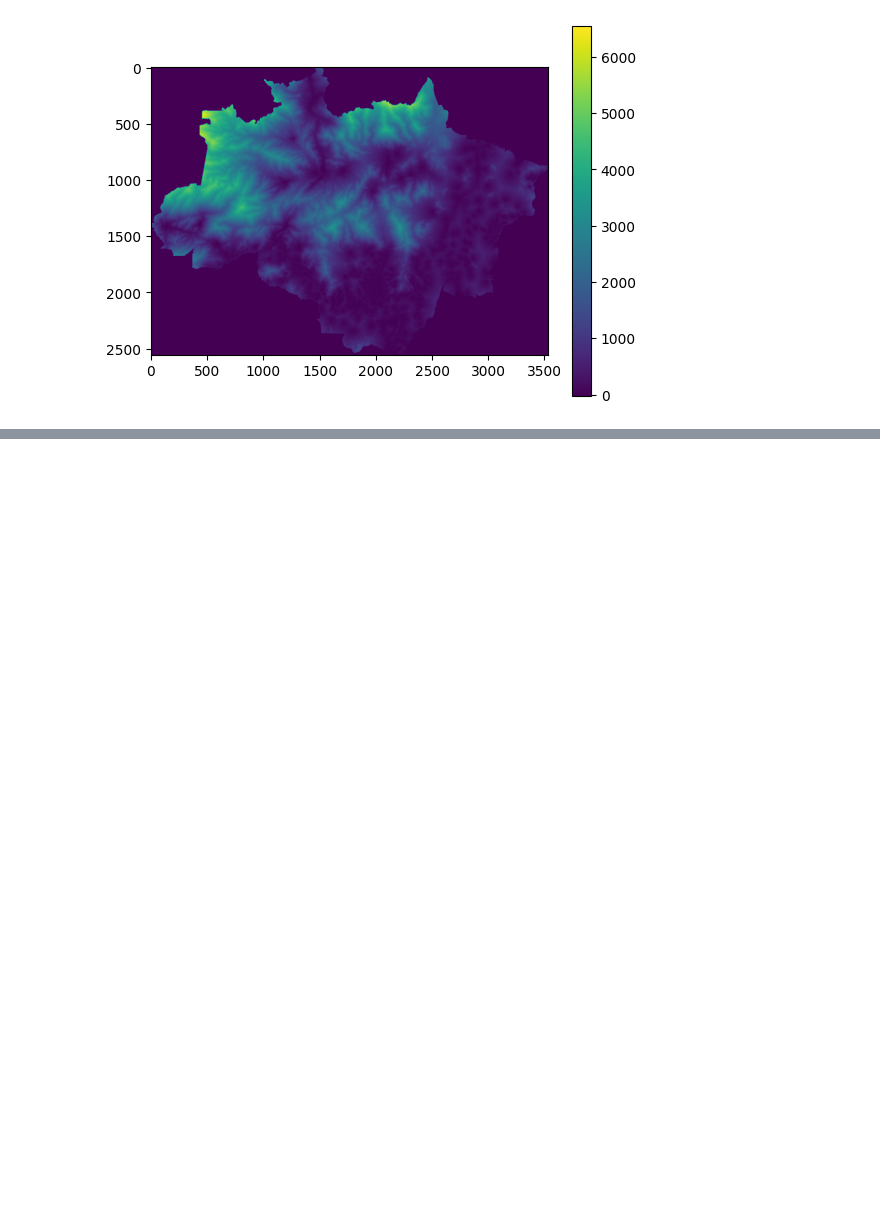
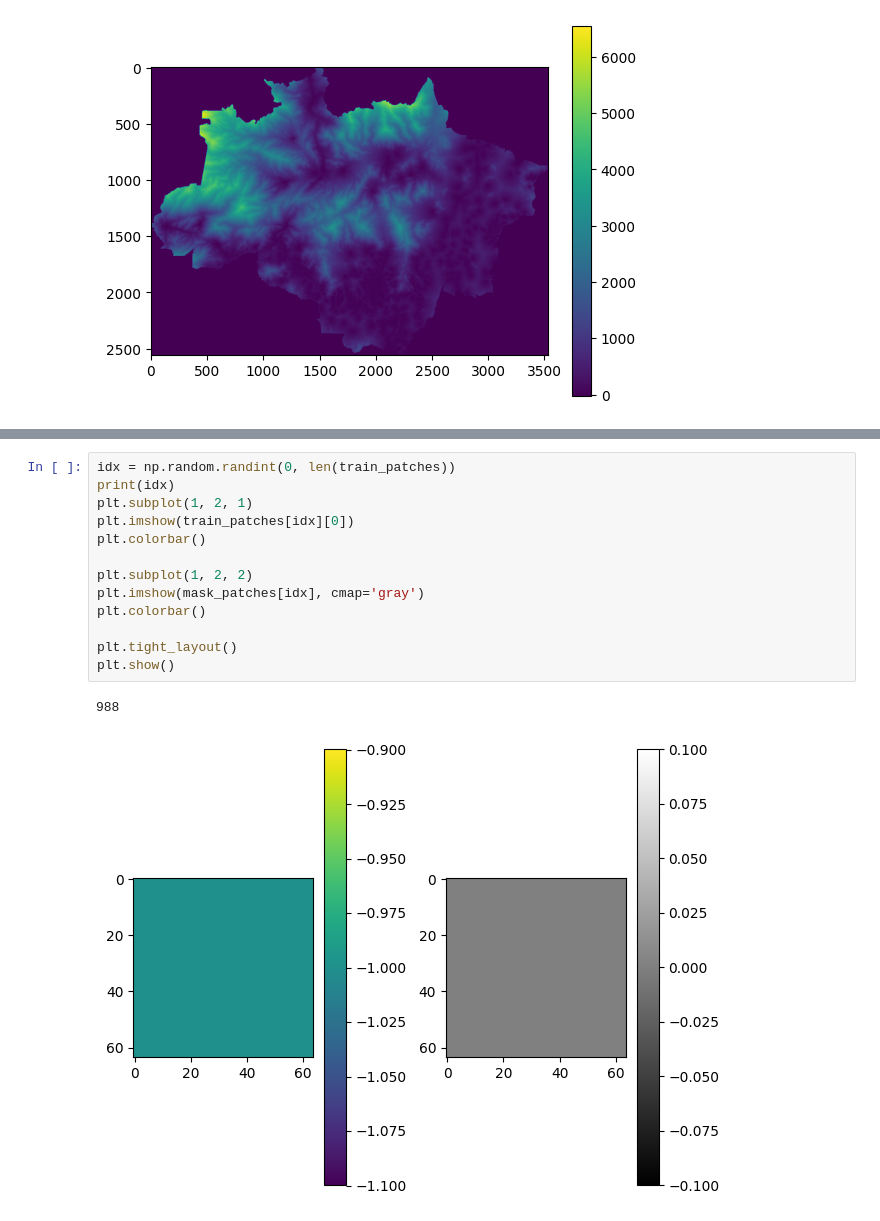
Before and after one commit to thimabru1010/AmazonDeforestation_Prediction, a Jupyter notebook: explore_INPE_IBAMA_data.ipynb, the cells around one changed output, grey strips where cells are left out. Drawn from its saved outputs; the diff is of its cells as text; blank space fills up the shorter version.

```diff
--- a/explore_INPE_IBAMA_data.ipynb
+++ b/explore_INPE_IBAMA_data.ipynb
@@ -202,0 +248,16 @@ plt.show()
+# %%
+idx = np.random.randint(0, len(train_patches))
+print(idx)
+plt.subplot(1, 2, 1)
+plt.imshow(train_patches[idx][0])
+plt.colorbar()
+
+plt.subplot(1, 2, 2)
+plt.imshow(mask_patches[idx], cmap='gray')
+plt.colorbar()
+
+plt.tight_layout()
+plt.show()
+# %% [output]
+988
+[figure, added]
```
Also changed, not shown: parts of 4 cells of this notebook, 8 other files.
